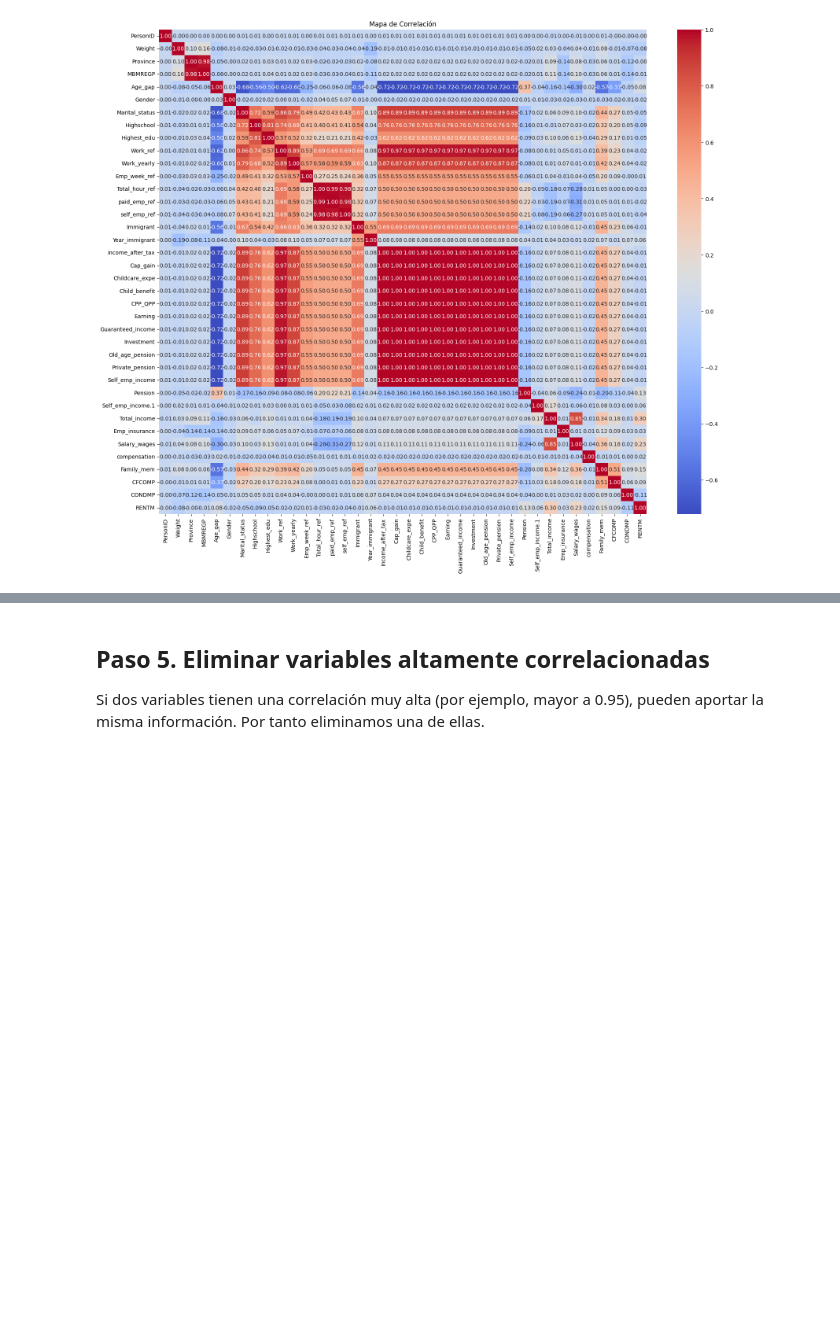
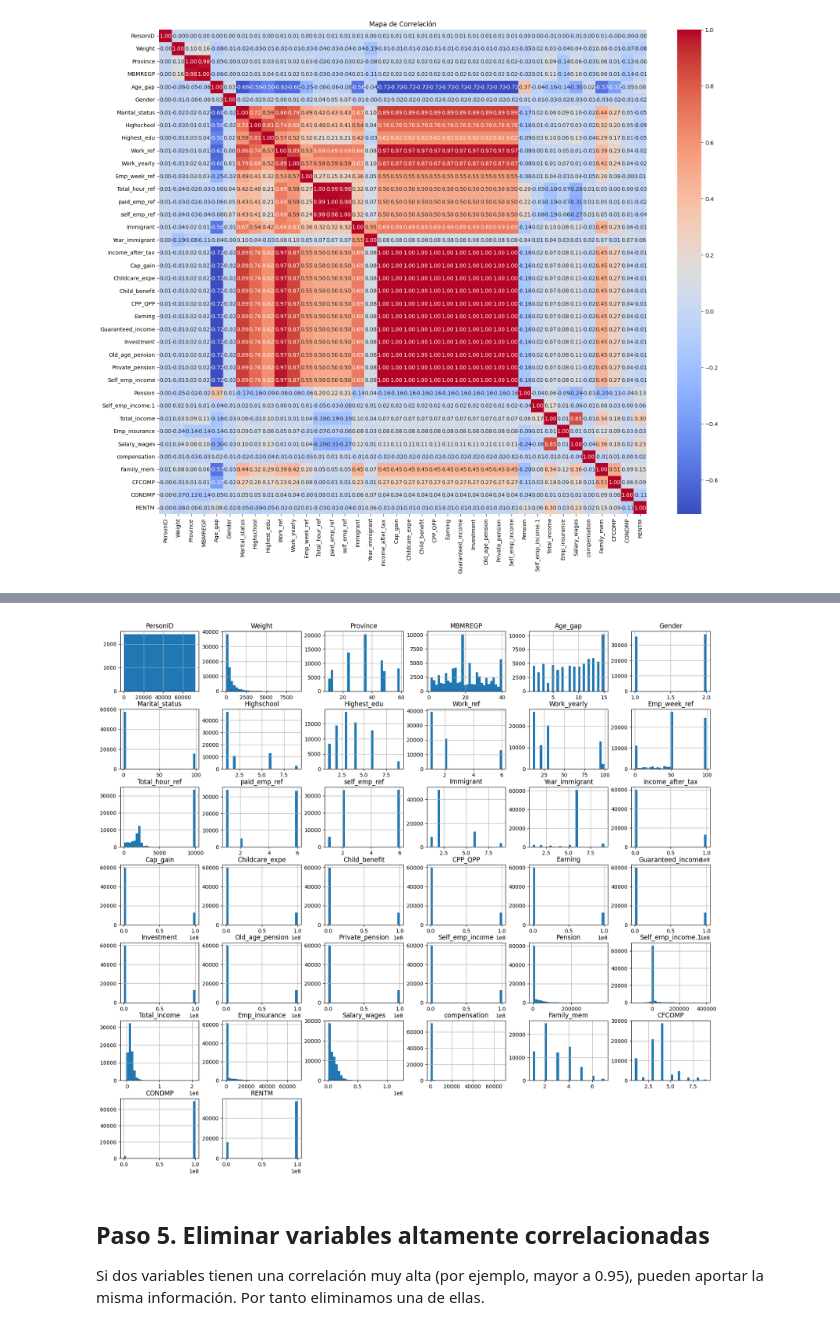
Before and after one commit to 4GeeksAcademy/machine-learning-python-template_ds_david_felipe, a Jupyter notebook: src/explore.ipynb, the cells around one changed output, grey strips where cells are left out. Drawn from its saved outputs; the diff is of its cells as text; code cells hidden in the pictures; blank space fills up the shorter version.

```diff
--- a/src/explore.ipynb
+++ b/src/explore.ipynb
@@ -178,3 +181,10 @@ plt.title("Mapa de Correlación")
 plt.show()
 # %% [output]
 [figure]
+# %%
+# Separar columnas numéricas y categóricas
+num_cols = data.select_dtypes(include=["number"]).columns
+cat_cols = data.select_dtypes(exclude=["number"]).columns
+
+print("Variables numéricas:", num_cols)
+print("Variables categóricas:", cat_cols)
@@ -181,3 +203,9 @@ plt.show()
+# %%
+# Histograma de variables numéricas
+data[num_cols].hist(figsize=(20, 18), bins=30)
+plt.show()
+# %% [output]
+[figure, added]
 # %% [markdown]
 ## Paso 5. Eliminar variables altamente correlacionadas
 
```
Also changed, not shown: parts of 24 cells of this notebook, 2 other files.
